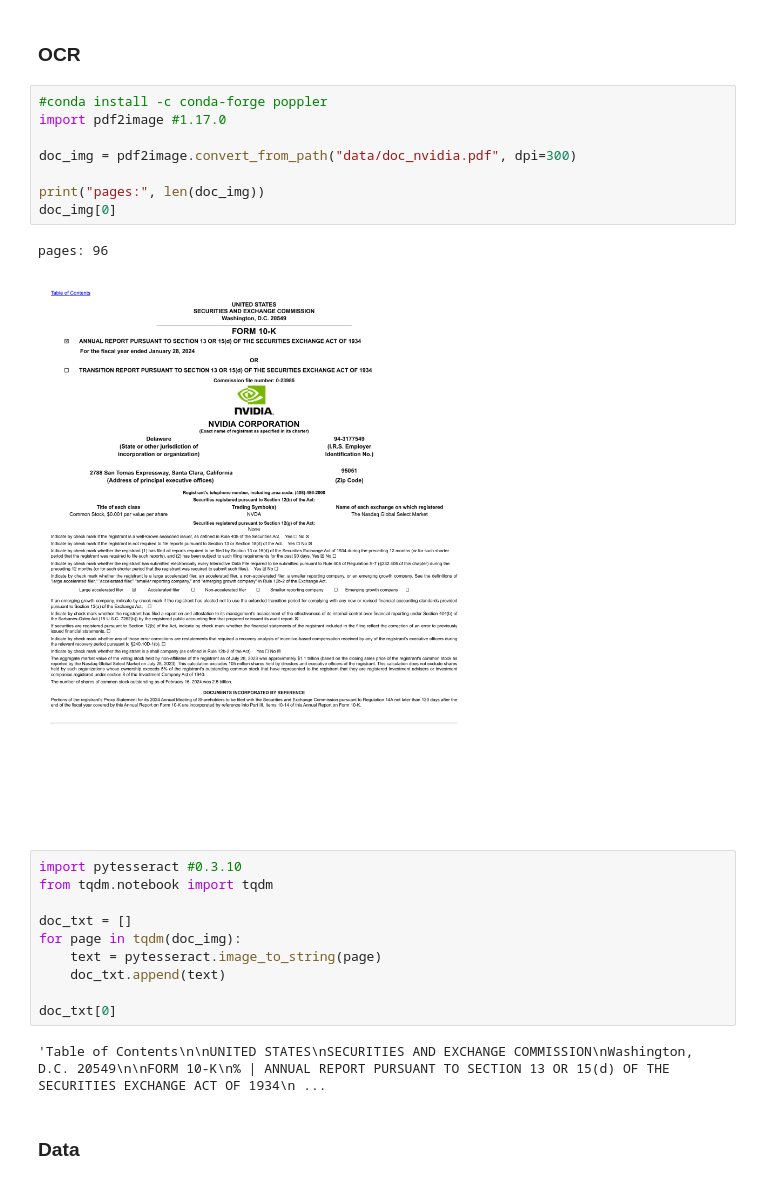
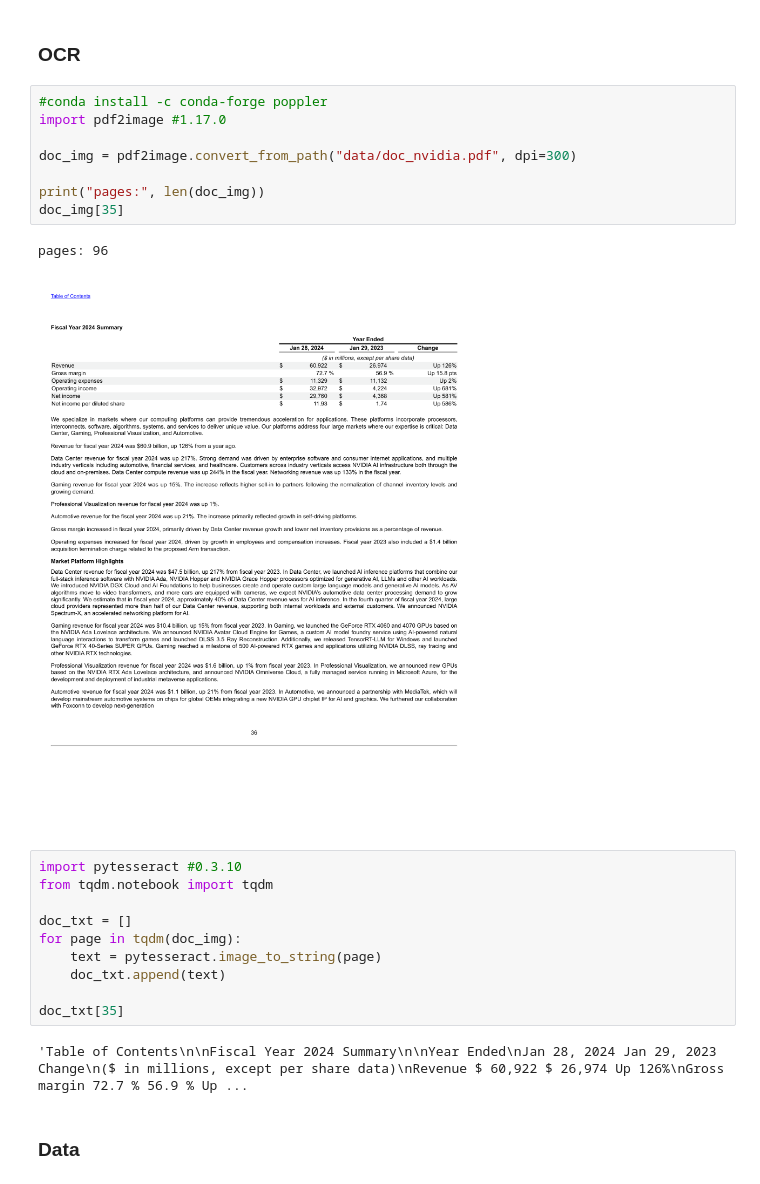
Before and after one commit to mdipietro09/GenerativeAI, a Jupyter notebook: notebook.ipynb, the cells around one changed output. Cells and saved outputs as stored; diff of their text form.

```diff
--- a/notebook.ipynb
+++ b/notebook.ipynb
@@ -7,14 +7,14 @@
 # %%
 #conda install -c conda-forge poppler
 import pdf2image #1.17.0
 
 doc_img = pdf2image.convert_from_path("data/doc_nvidia.pdf", dpi=300)
 
 print("pages:", len(doc_img))
-doc_img[0]
+doc_img[35]
 # %% [output]
 pages: 96
-[figure, old version]
+[figure, new version]
 # %%
 import pytesseract #0.3.10
 from tqdm.notebook import tqdm
@@ -24,9 +24,9 @@ for page in tqdm(doc_img):
     text = pytesseract.image_to_string(page)
     doc_txt.append(text)
 
-doc_txt[0]
+doc_txt[35]
 # %% [output]
-'Table of Contents\n\nUNITED STATES\nSECURITIES AND EXCHANGE COMMISSION\nWashington, D.C. 20549\n\nFORM 10-K\n% | ANNUAL REPORT PURSUANT TO SECTION 13 OR 15(d) OF THE SECURITIES EXCHANGE ACT OF 1934\n ...
+'Table of Contents\n\nFiscal Year 2024 Summary\n\nYear Ended\nJan 28, 2024 Jan 29, 2023 Change\n($ in millions, except per share data)\nRevenue $ 60,922 $ 26,974 Up 126%\nGross margin 72.7 % 56.9 % Up ...
 # %% [markdown]
 ### Data
 # %%
```
Also changed, not shown: parts of 11 cells of this notebook.
